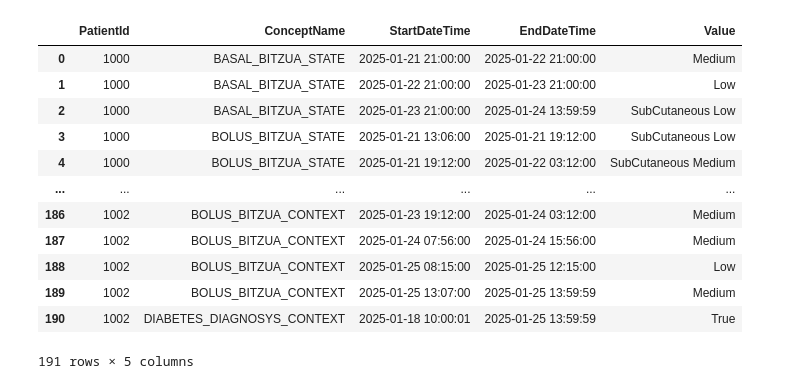
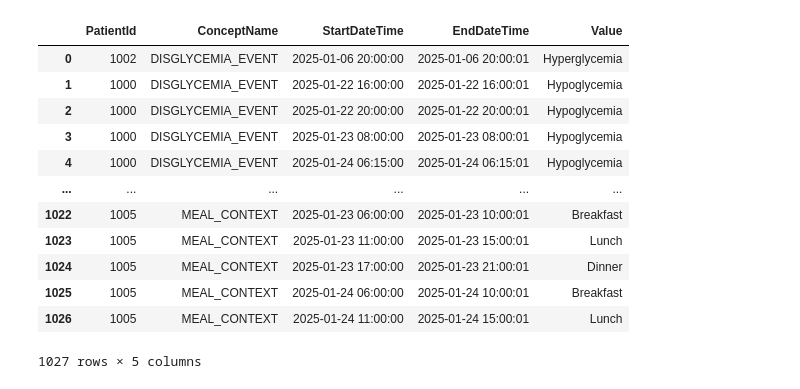
Before and after one commit to shaharoded/Mediator, a Jupyter notebook: run_mediator.ipynb, the cells around one changed output. Cells and saved outputs as stored; diff of their text form; code cells hidden in the pictures.

```diff
--- a/run_mediator.ipynb
+++ b/run_mediator.ipynb
@@ -17,8 +15,8 @@ CSV_PATH = Path("backend/data/synthetic_input_data.csv")
 # 1. Connect to existing DB
 da = DataAccess(db_path=str(DB_PATH))
 
-# 2. Or auto-create (and optionally drop existing)
-da = DataAccess(db_path=str(DB_PATH), auto_create=True)
+# # 2. Or auto-create (and optionally drop existing)
+# da = DataAccess(db_path=str(DB_PATH), auto_create=True)
 
 # Check stats
 stats = da.get_table_stats()
@@ -136,23 +135,22 @@ PHASE 2: Processing 3 Patients (max_concurrent=4)
 # %%
 # Query OutputPatientData
 query = """
 SELECT PatientId, ConceptName, StartDateTime, EndDateTime, Value
 FROM OutputPatientData
-WHERE PatientId IN (1000, 1001, 1002)
 """
 df_results = pd.read_sql_query(query, da.conn)
 df_results
 # %% [output]
 |  | PatientId | ConceptName | StartDateTime | EndDateTime | Value |
-| 0 | 1000 | BASAL_BITZUA_STATE | 2025-01-21 21:00:00 | 2025-01-22 21:00:00 | Medium |
-| 1 | 1000 | BASAL_BITZUA_STATE | 2025-01-22 21:00:00 | 2025-01-23 21:00:00 | Low |
-| 2 | 1000 | BASAL_BITZUA_STATE | 2025-01-23 21:00:00 | 2025-01-24 13:59:59 | SubCutaneous Low |
-| 3 | 1000 | BOLUS_BITZUA_STATE | 2025-01-21 13:06:00 | 2025-01-21 19:12:00 | SubCutaneous Low |
-| 4 | 1000 | BOLUS_BITZUA_STATE | 2025-01-21 19:12:00 | 2025-01-22 03:12:00 | SubCutaneous Medium |
+| 0 | 1002 | DISGLYCEMIA_EVENT | 2025-01-06 20:00:00 | 2025-01-06 20:00:01 | Hyperglycemia |
+| 1 | 1000 | DISGLYCEMIA_EVENT | 2025-01-22 16:00:00 | 2025-01-22 16:00:01 | Hypoglycemia |
+| 2 | 1000 | DISGLYCEMIA_EVENT | 2025-01-22 20:00:00 | 2025-01-22 20:00:01 | Hypoglycemia |
+| 3 | 1000 | DISGLYCEMIA_EVENT | 2025-01-23 08:00:00 | 2025-01-23 08:00:01 | Hypoglycemia |
+| 4 | 1000 | DISGLYCEMIA_EVENT | 2025-01-24 06:15:00 | 2025-01-24 06:15:01 | Hypoglycemia |
 | ... | ... | ... | ... | ... | ... |
-| 186 | 1002 | BOLUS_BITZUA_CONTEXT | 2025-01-23 19:12:00 | 2025-01-24 03:12:00 | Medium |
-| 187 | 1002 | BOLUS_BITZUA_CONTEXT | 2025-01-24 07:56:00 | 2025-01-24 15:56:00 | Medium |
-| 188 | 1002 | BOLUS_BITZUA_CONTEXT | 2025-01-25 08:15:00 | 2025-01-25 12:15:00 | Low |
-| 189 | 1002 | BOLUS_BITZUA_CONTEXT | 2025-01-25 13:07:00 | 2025-01-25 13:59:59 | Medium |
-| 190 | 1002 | DIABETES_DIAGNOSYS_CONTEXT | 2025-01-18 10:00:01 | 2025-01-25 13:59:59 | True |
+| 1022 | 1005 | MEAL_CONTEXT | 2025-01-23 06:00:00 | 2025-01-23 10:00:01 | Breakfast |
+| 1023 | 1005 | MEAL_CONTEXT | 2025-01-23 11:00:00 | 2025-01-23 15:00:01 | Lunch |
+| 1024 | 1005 | MEAL_CONTEXT | 2025-01-23 17:00:00 | 2025-01-23 21:00:01 | Dinner |
+| 1025 | 1005 | MEAL_CONTEXT | 2025-01-24 06:00:00 | 2025-01-24 10:00:01 | Breakfast |
+| 1026 | 1005 | MEAL_CONTEXT | 2025-01-24 11:00:00 | 2025-01-24 15:00:01 | Lunch |
-191 rows × 5 columns
+1027 rows × 5 columns
```
Also changed, not shown: parts of 5 cells of this notebook, 4 other files.
